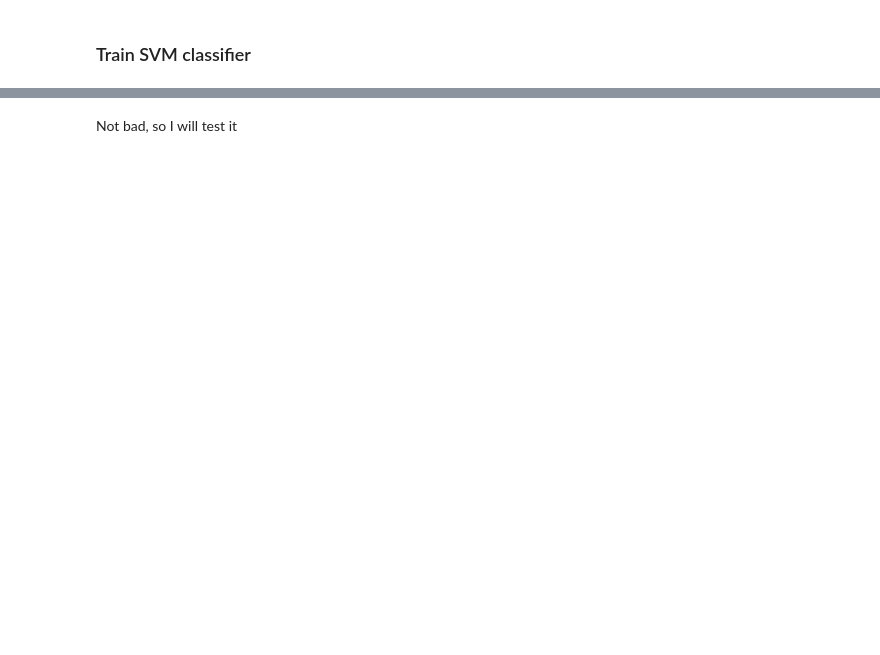
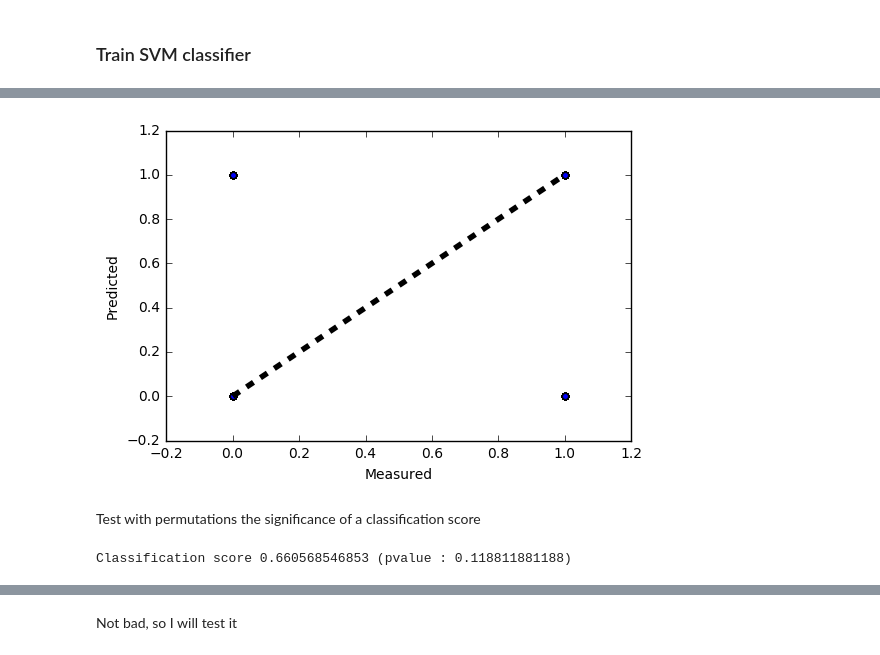
Before and after one commit to gbarrene/social_tracking, a Jupyter notebook: CosineSimilaritySVM.ipynb, the cells around one changed output, grey strips where cells are left out. Saved outputs shown, nothing was run; the diff lists cells and outputs as text; code cells hidden in the pictures; blank space fills up the shorter version.

Commit message:
add f1 score and plot for model analysis

```diff
--- a/CosineSimilaritySVM.ipynb
+++ b/CosineSimilaritySVM.ipynb
@@ -23,3 +30,7 @@ database.rename(columns={'index': 'name'}, inplace=True)
+# %%
+# Remove useless column - so both DataFrame have the same column
+sabrine.drop(['seq', 'id', 'traSeq', 'trackId', 'rgbSeq'], axis=1, inplace=True)
+sabrine.rename(columns={'name': 'GroundTrue'}, inplace=True)
 # %% [markdown]
 ### Height normalization
 # %% [markdown]
@@ -27,6 +38,7 @@ As max height equal 2.3 and min height is 1.3, we just have to shift it to have
 # %%
 tracking.height = tracking.height.apply(lambda x : (x - 1.8)*2)
 database.height = database.height.apply(lambda x : (x - 1.8)*2)
+sabrine.height = sabrine.height.apply(lambda x : (x - 1.8)*2)
 # %% [markdown]
 ### Extraction of embeddings information into different column to feed model
 # %%
@@ -44,6 +56,9 @@ for column in range (len(tracking.iloc[0].embedding)):
 # %%
 # Drop unuseful column
 tracking.drop('embedding', 1, inplace=True)
+# %%
+# Append both DataFrame - got good amount of information for Sabrine as well
+tracking = tracking.append(sabrine)
 # %% [markdown]
 ### Creation of dataset for label 1
 Creation of dataframe with the same person information/features for two different detection.
@@ -230,0 +256,22 @@ cross.mean()
+# %%
+y_pred = cross_val_predict(svm, X.reshape(-1, 1), y, cv=10)
+# %%
+fig, ax = plt.subplots()
+ax.scatter(y, y_pred)
+ax.plot([y.min(), y.max()], [y.min(), y.max()], 'k--', lw=4)
+ax.set_xlabel('Measured')
+ax.set_ylabel('Predicted')
+plt.show()
+# %% [output]
+[figure, added]
+# %% [markdown]
+Test with permutations the significance of a classification score
+# %%
+cv = StratifiedKFold(2)
+
+score, permutation_scores, pvalue = permutation_test_score(
+    svm, X.reshape(-1, 1), y, scoring="accuracy", cv=cv, n_permutations=100, n_jobs=1)
+
+print("Classification score %s (pvalue : %s)" % (score, pvalue))
+# %% [output]
+Classification score 0.660568546853 (pvalue : 0.118811881188)
```
Also changed, not shown: parts of 19 cells of this notebook.
